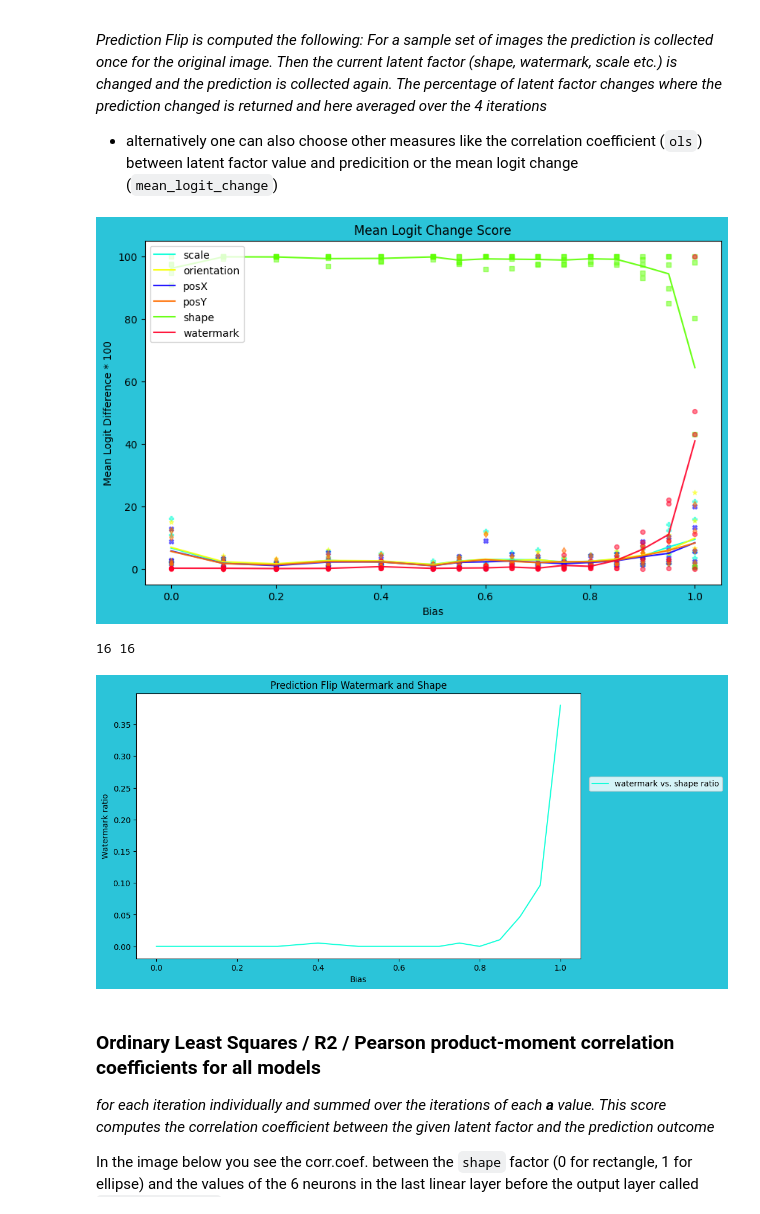
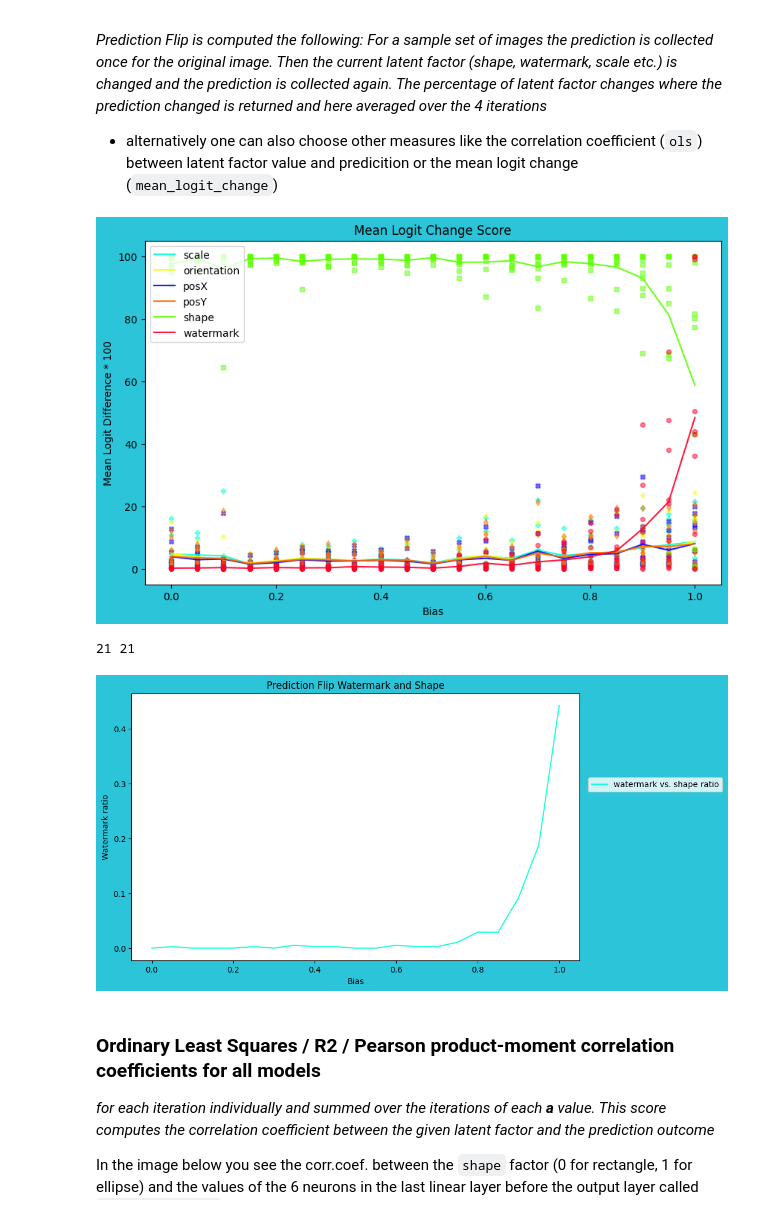
Before and after one commit to lillijo/xai-evaluation-master-thesis, a Jupyter notebook: experiments/pipeline.ipynb, the cells around one changed output. Drawn from its saved outputs; the diff is of its cells as text; code cells hidden in the pictures.

```diff
--- a/experiments/pipeline.ipynb
+++ b/experiments/pipeline.ipynb
@@ -124,14 +125,14 @@ accuracy below 95%: 0
 - alternatively one can also choose other measures like the correlation coefficient (`ols`) between latent factor value and predicition or the mean logit change (`mean_logit_change`)
 # %%
 # measure types: ordinary least squares = "ols" , mean logit change = "mlc", prediction flip: "flip"
-plot_pred_flip(MODEL_ZOO_INFOS_PATH, m_type="mlc", bcut=0.0, num_it=5)
+plot_pred_flip(MODEL_ZOO_INFOS_PATH, m_type="mlc", bcut=0.0, num_it=10)
 # %% [output]
-[figure, old version]
+[figure, new version]
 # %%
-plot_corr_factors(MODEL_ZOO_INFOS_PATH, m_type="flip", bcut=0.0, num_it=5)
+plot_corr_factors(MODEL_ZOO_INFOS_PATH, m_type="flip", bcut=0.0, num_it=10)
 # %% [output]
-16 16
+21 21
-[figure, old version]
+[figure, new version]
 # %% [markdown]
 ### Ordinary Least Squares / R2 / Pearson product-moment correlation coefficients for all models
 *for each iteration individually and summed over the iterations of each __a__ value. This score computes the correlation coefficient between the given latent factor and the prediction outcome*
```
Also changed, not shown: parts of 5 cells of this notebook, 2 other files.
